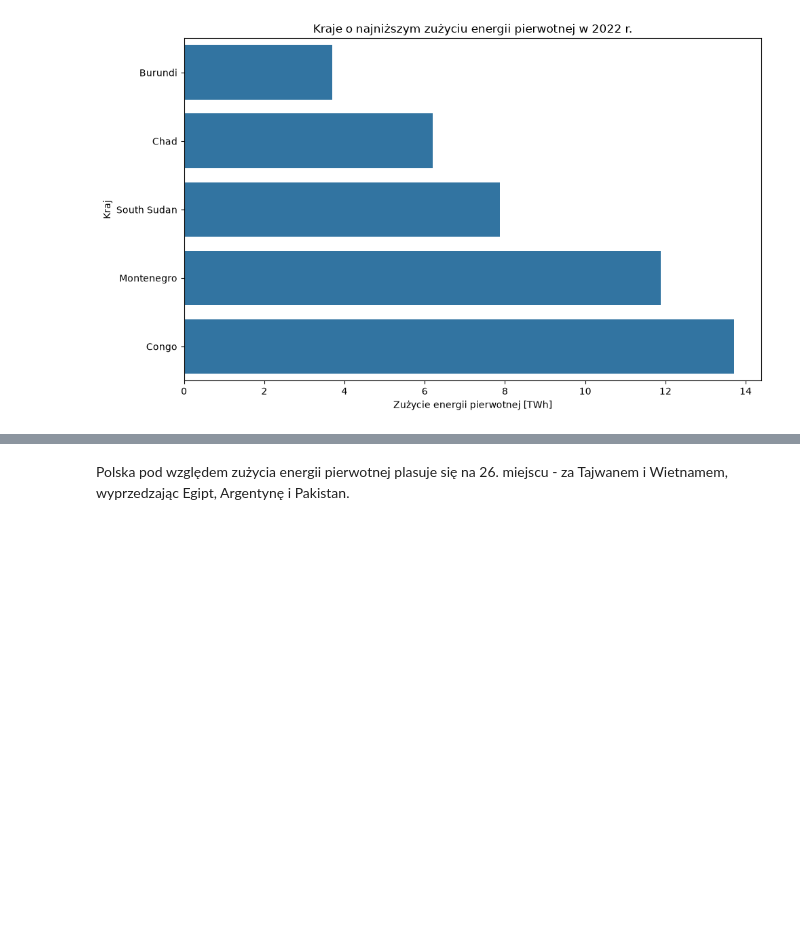
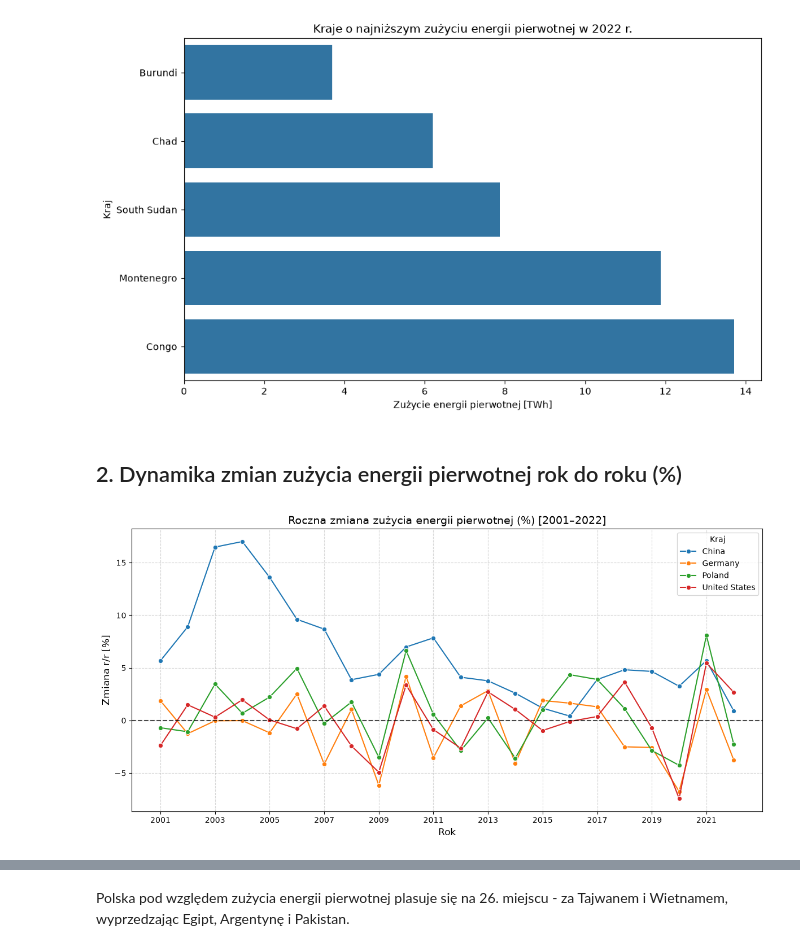
Before and after one commit to olaramota-beep/AWDP-projekt-do-oddania, a Jupyter notebook: Wstęp.ipynb, the cells around one changed output, grey strips where cells are left out. Drawn from its saved outputs; the diff is of its cells as text; code cells hidden in the pictures; blank space fills up the shorter version.

Commit message:
Wprowadzenie swoich wykresów wraz z opisami do wstępu, zgodnie z zaleceniami

```diff
--- a/Wstęp.ipynb
+++ b/Wstęp.ipynb
@@ -1624,3 +1624,37 @@ plt.tight_layout()
 plt.show()
 # %% [output]
 [figure]
+# %% [markdown]
+## 2. Dynamika zmian zużycia energii pierwotnej rok do roku (%)
+# %%
+# 2. Dynamika zmian zużycia energii rok do roku (%)
+countries_growth = ['Poland', 'Germany', 'China', 'United States']
+df_growth = df_3[df_3['country'].isin(countries_growth)].copy()
+df_growth = df_growth.sort_values(['country', 'year'])
+
+# Liczenie procentowej zmiany r/r
+df_growth['energy_growth_pct'] = df_growth.groupby('country')['primary_energy_consumption'].pct_change() * 100
+df_growth = df_growth[df_growth['year'] >= 2001]
+
+# Wykres
+plt.figure(figsize=(12, 6))
+sns.lineplot(
+    data=df_growth,
+    x='year',
+    y='energy_growth_pct',
+    hue='country',
+    marker='o'
+)
+
+plt.axhline(0, color='black', linestyle='--', alpha=0.7)
+plt.xticks(range(2001, 2023, 2))  # Gęstsza podziałka osi X dla lepszej czytelności
+
+plt.title('Roczna zmiana zużycia energii pierwotnej (%) [2001–2022]', fontsize=14)
+plt.xlabel('Rok', fontsize=12)
+plt.ylabel('Zmiana r/r [%]', fontsize=12)
+plt.grid(True, linestyle='--', alpha=0.5)
+plt.legend(title='Kraj')
+plt.tight_layout()
+plt.show()
+# %% [output]
+[figure, added]
```
Also changed, not shown: parts of 25 cells of this notebook, 1 other file.
